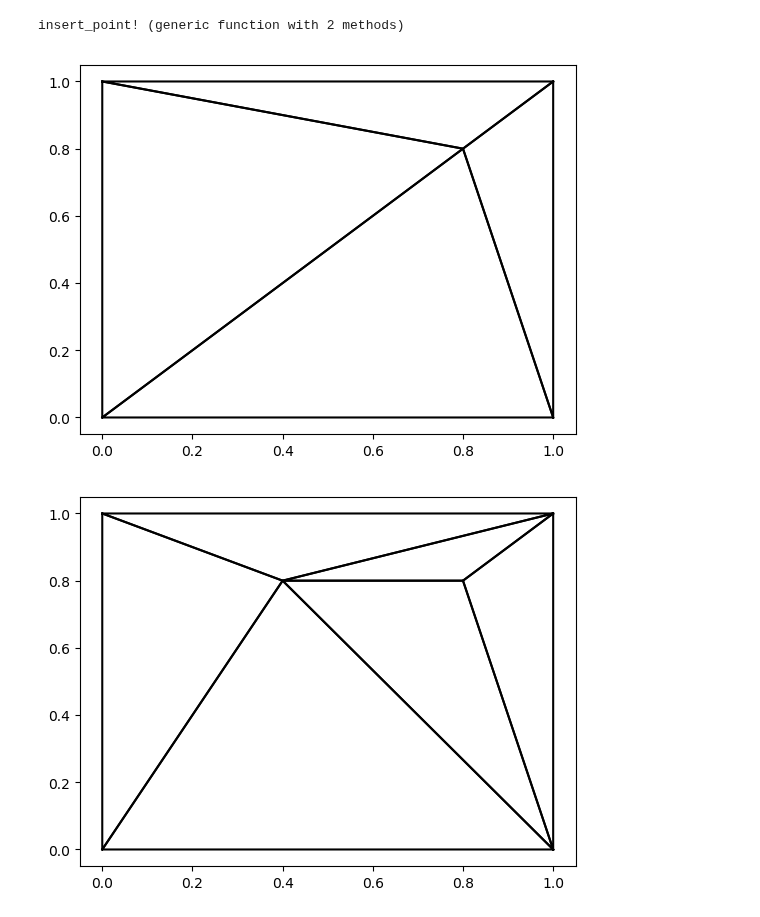
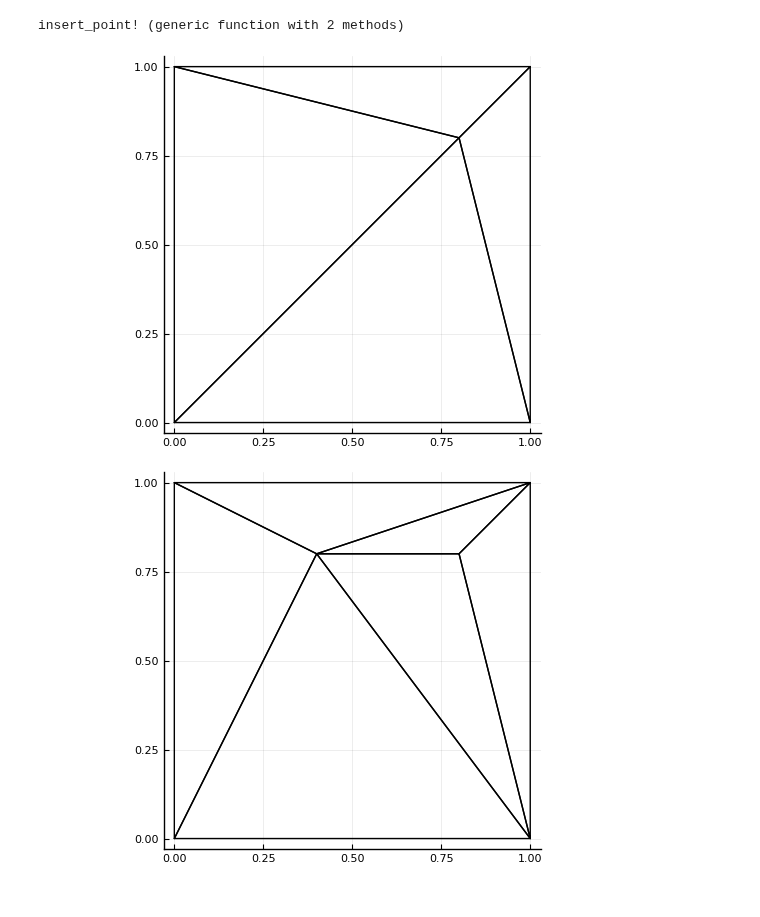
Before and after one commit to furstj/NSP, a Jupyter notebook: lessons/01_triangles.ipynb, the cells around one changed output. Cells and saved outputs as stored; diff of their text form; code cells hidden in the pictures.

```diff
--- a/lessons/01_triangles.ipynb
+++ b/lessons/01_triangles.ipynb
@@ -94,13 +96,13 @@ normal
 # %%
 T = Triangulation([t1,t2]);
 # %%
-function plot_triangle(t::Triangle, style="-k")
-    plot( [t.v[i][1] for i ∈ 1:4], [t.v[i][2] for i ∈ 1:4], style)
+function plot_triangle!(t::Triangle, linestyle=:solid, linecolor=:black)
+    plot!(plt,[t.v[i][1] for i ∈ 1:4], [t.v[i][2] for i ∈ 1:4], linestyle=linestyle, linecolor=linecolor)
 end
 
-function plot_triangulation(T::Triangulation, style="-k")
+function plot_triangulation!(T::Triangulation; linestyle=:solid, linecolor=:black)
     for t ∈ T
-        plot_triangle(t, style)
+        plot_triangle!(t, linestyle, linecolor)
     end
 end
 # %% [output]
@@ -276,10 +278,9 @@ function insert_point!(p::Point, T::Triangulation, draw=false)
     setdiff!(T, M)
 
     if draw
-        plot_triangulation(T,":k")
-        plot_triangulation(M,"-r");
-        plot(p[1],p[2],"xr")
-        axis("equal")
+        plot_triangulation!(T, linestyle=:dot, linecolor=:black)
+        plot_triangulation!(M, linestyle=:solid, linecolor=:red)
+        plot!([p[1]],[p[2]], markershape=:x, markercolor=:blue)
     end
 
     N = remesh_cavity(p,M)
@@ -290,14 +291,18 @@ function insert_point!(p::Point, T::Triangulation, draw=false)
 # %% [output]
 insert_point! (generic function with 2 methods)
 # %%
+plt = plot(aspect_ratio=:equal, legend=:none)
 T = Triangulation([t1,t2]);
-insert_point!(Point(0.8,0.8), T, false);
-plot_triangulation(T)
+insert_point!(Point(0.8,0.8), T);
+plot_triangulation!(T)
+plt
 # %% [output]
-[figure, old version]
+[figure, new version]
 # %%
+plt = plot(aspect_ratio=:equal, legend=:none)
 insert_point!(Point(0.4,0.8), T, false);
-plot_triangulation(T)
+plot_triangulation!(T)
+plt
 # %% [output]
-[figure, old version]
+[figure, new version]
 # %%
```
Also changed, not shown: parts of 18 cells of this notebook, 5 other files.
